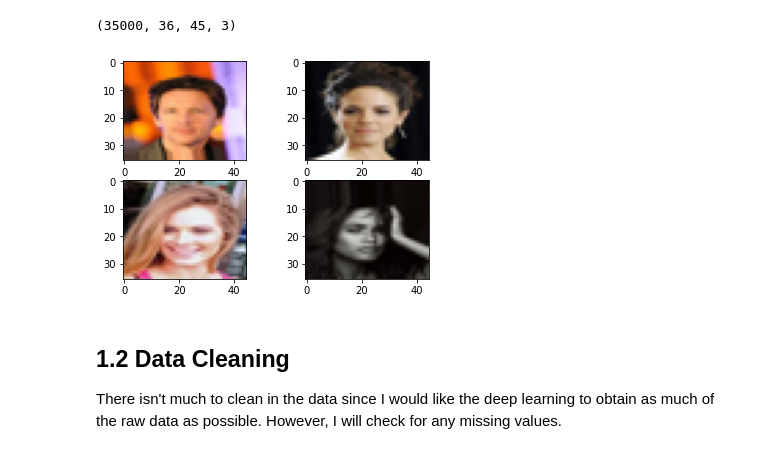
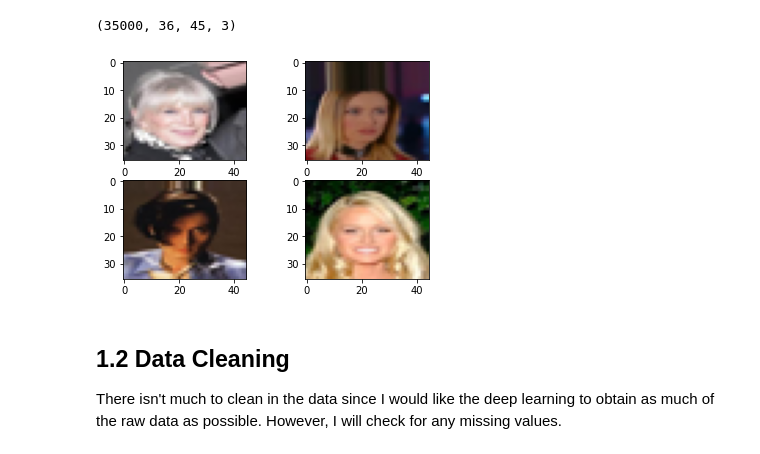
Before and after one commit to scho-git/springboard, a Jupyter notebook: face_detection_project/face-classification.ipynb, the cells around one changed output. Cells and saved outputs as stored; diff of their text form; code cells hidden in the pictures.

```diff
--- a/face_detection_project/face-classification.ipynb
+++ b/face_detection_project/face-classification.ipynb
@@ -181,14 +188,16 @@ images.shape
 (35000, 36, 45, 3)
 # %%
 #Plotting sample images
+idx1, idx2, idx3, idx4 = np.random.randint(0, 5000, size=4)
+
 fig, axs = plt.subplots(2, 2)
-axs[0,0].imshow(images[400])
-axs[1,0].imshow(images[1900])
-axs[1,1].imshow(images[2500])
-axs[0,1].imshow(images[700])
+axs[0,0].imshow(images[idx1])
+axs[1,0].imshow(images[idx2])
+axs[1,1].imshow(images[idx3])
+axs[0,1].imshow(images[idx4])
 plt.show()
 # %% [output]
-[figure, old version]
+[figure, new version]
 # %% [markdown]
 ## 1.2 Data Cleaning <a name='1.2'></a>
 There isn't much to clean in the data since I would like the deep learning to obtain as much of the raw data as possible. However, I will check for any missing values.
```
Also changed, not shown: parts of 23 cells of this notebook, 3 other files.
